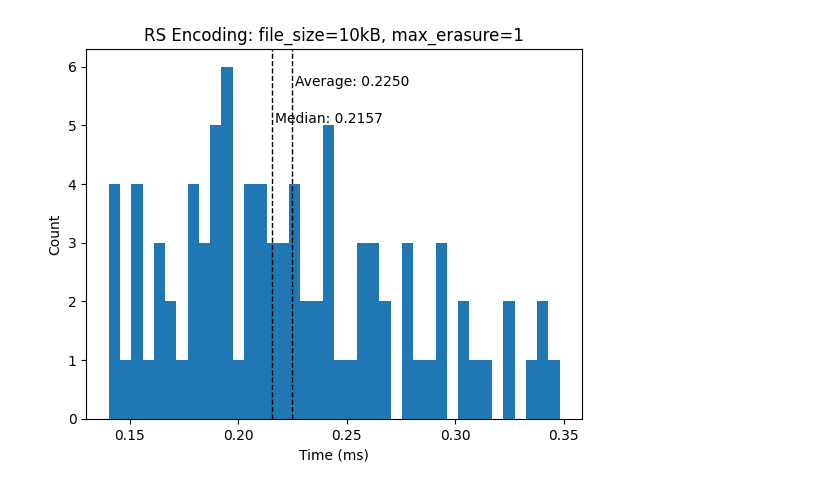
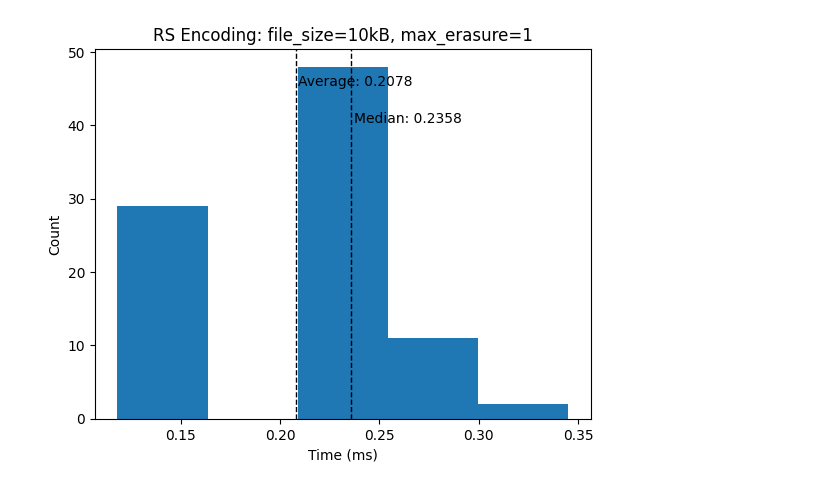
Before and after one commit to glennlaursen/DIST, a Jupyter notebook: MiniProject/Task2/measurements.ipynb, the cells around one changed output. Saved outputs shown, nothing was run; the diff lists cells and outputs as text; code cells hidden in the pictures.

```diff
--- a/MiniProject/Task2/measurements.ipynb
+++ b/MiniProject/Task2/measurements.ipynb
@@ -35,6 +170,6 @@ mb10np = np.array(mb10)
 # %%
 # Get data in ms
-x = kb10np*1000
+x = kb10_1_np*1000
 # %%
 # Get 5% and 9% percentiles
 q5, q95 = np.percentile(x, [5, 95])
@@ -57,19 +192,19 @@ Freedman–Diaconis number of bins: 6
 # %%
 # Create histogram
-plt.hist(x_clipped, density=False, bins=40)  # density=False would make counts
+plt.hist(x_clipped, density=False, bins=5)  # density=False would make counts
 
 # Create lines for average and median
 min_ylim, max_ylim = plt.ylim()
 plt.axvline(avg, color='k', linestyle='dashed', linewidth=1)
 plt.text(avg*1.005, max_ylim*0.9, 'Average: {:.4f}'.format(avg))
 plt.axvline(median, color='k', linestyle='dashed', linewidth=1)
 plt.text(median*1.005, max_ylim*0.8, 'Median: {:.4f}'.format(median))
 
 # Insert labels etc.
 plt.ylabel('Count')
 plt.xlabel('Time (ms)');
 plt.title("RS Encoding: file_size=10kB, max_erasure=1")
 
 plt.show()
 # %% [output]
-[figure, old version]
+[figure, new version]
```
Also changed, not shown: parts of 7 cells of this notebook.
